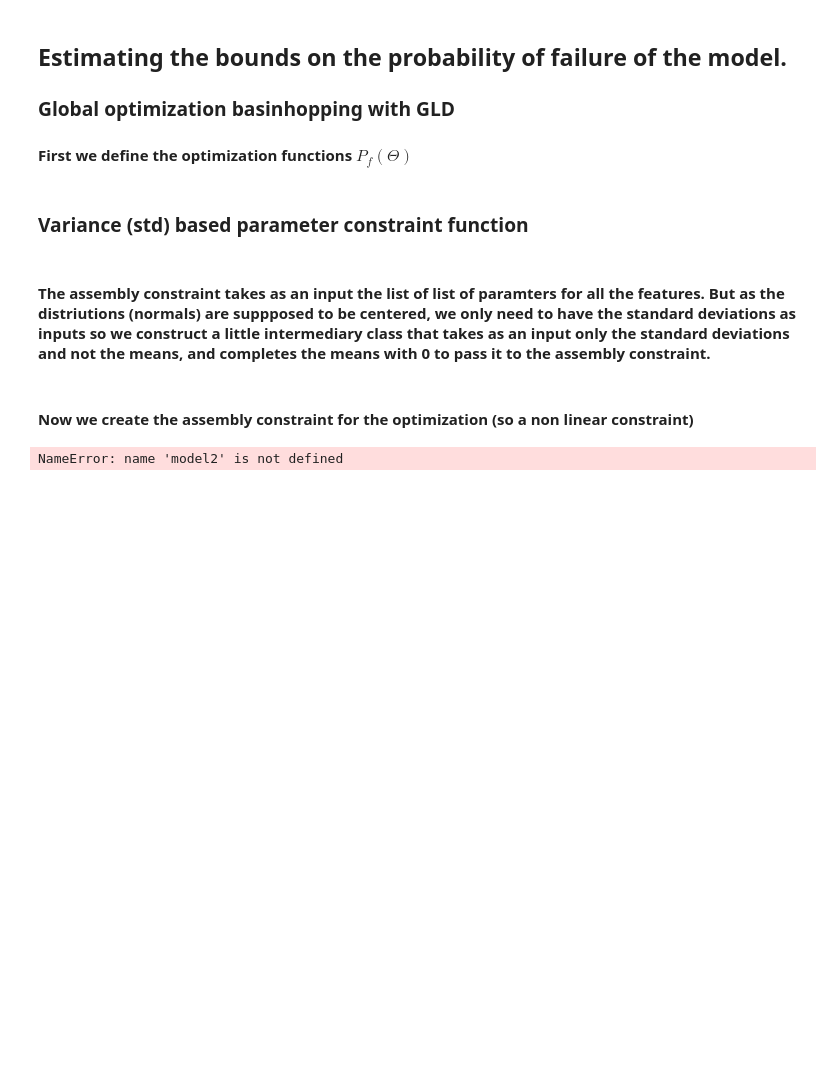
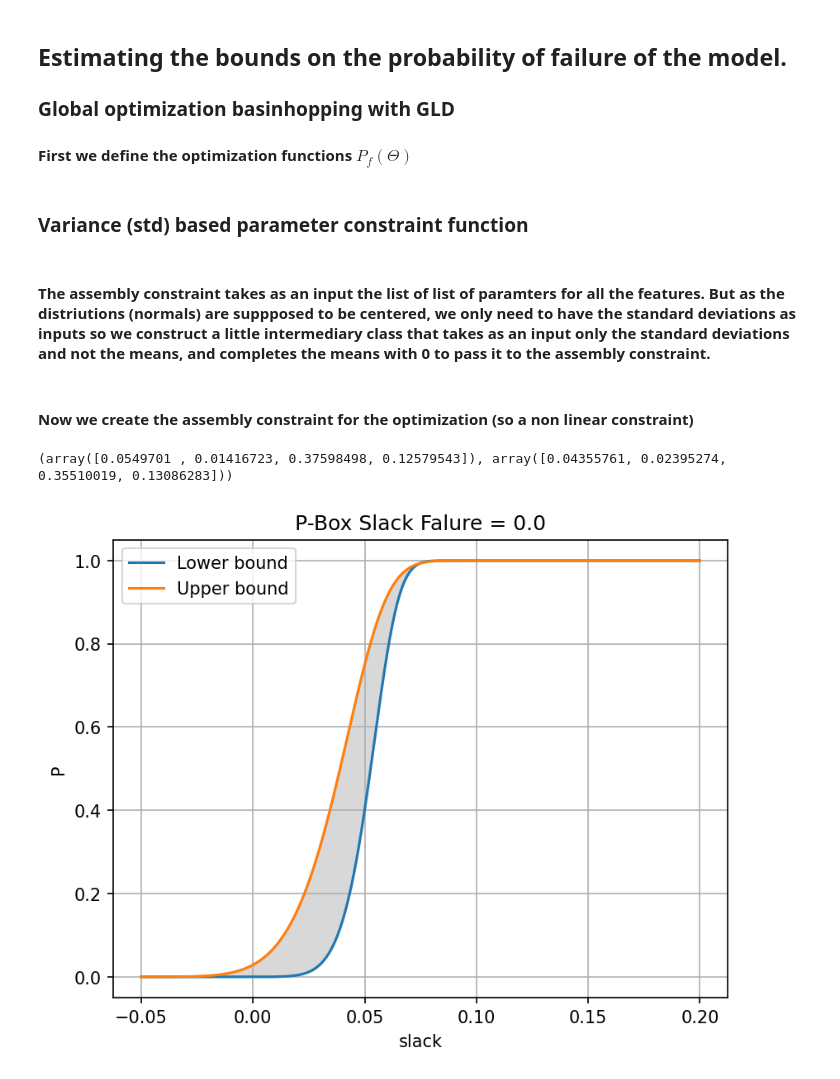
Before and after one commit to Kramer84/otaf, a Jupyter notebook: notebooks/OptimizationBasedModels/3D_Model_32DOF_Auto_GLD_EX2.ipynb, the cells around one changed output. Saved outputs shown, nothing was run; the diff lists cells and outputs as text; code cells hidden in the pictures; blank space fills up the shorter version.

Commit message:
new experiments

```diff
--- a/notebooks/OptimizationBasedModels/3D_Model_32DOF_Auto_GLD_EX2.ipynb
+++ b/notebooks/OptimizationBasedModels/3D_Model_32DOF_Auto_GLD_EX2.ipynb
@@ -328,9 +328,9 @@ def assembly_constraint_no_mean(x, scale_factor=1.0, result_dict=result_dict, ex
     There should be 32 variables for the standard deviations, we just add the mean values in the vector so the input is correct
     for the constraint object
     """
-    assert len(param_list)==32, "problem with input."
+    assert len(x)==32, "problem with input."
     zer = np.zeros(4) # These are the mean values (all 0)
-    pl = np.array(param_list)
+    pl = np.array(x)
     params_for_assembly = []
     for i in range(8):
         params = x[i*4:i*4+4]
@@ -392,7 +392,7 @@ def pf_min_max_optimizer(failure_slack=0.0, result_dict=result_dict, experiment_
     # Perform the local optimization using COBYQA directly
     res_mini = minimize(
         optimization_function_mini, x0,
-        args=(failure_slack, model2, experiment_key, result_dict),
+        args=(failure_slack, model_base, experiment_key, result_dict),
         method="COBYQA",
         jac=None,
         bounds=Bounds(1e-16, 1.0, keep_feasible=True),
@@ -431,9 +431,12 @@ def pf_min_max_optimizer(failure_slack=0.0, result_dict=result_dict, experiment_
 # %%
 res_x_000, res_gld_000, res_fp_000 = pf_min_max_optimizer(0.0, result_dict, "experiment_slack00")
 res_x_005, res_gld_005, res_fp_005 = pf_min_max_optimizer(0.05, result_dict, "experiment_slack005")
-res_x_006, res_gld_006, res_fp_006 = pf_min_max_optimizer(0.06, result_dict, "experiment_slack010")
+res_x_006, res_gld_006, res_fp_006 = pf_min_max_optimizer(0.06, result_dict, "experiment_slack006")
 res_x_001, res_gld_001, res_fp_001 = pf_min_max_optimizer(0.01, result_dict, "experiment_slack001")
 res_x_002, res_gld_002, res_fp_002 = pf_min_max_optimizer(0.02, result_dict, "experiment_slack002")
 res_x_003, res_gld_003, res_fp_003 = pf_min_max_optimizer(0.02, result_dict, "experiment_slack003")
-# %% [output]
-NameError: name 'model2' is not defined
+# %%
+otaf.plotting.plot_gld_pbox_cdf(gld, *res_gld_000, np.linspace(-0.05,0.2,1000), xlabel="slack", title="P-Box Slack Falure = 0.0")
+# %% [output]
+(array([0.0549701 , 0.01416723, 0.37598498, 0.12579543]), array([0.04355761, 0.02395274, 0.35510019, 0.13086283]))
+[figure, added]
```
Also changed, not shown: parts of 8 cells of this notebook.
